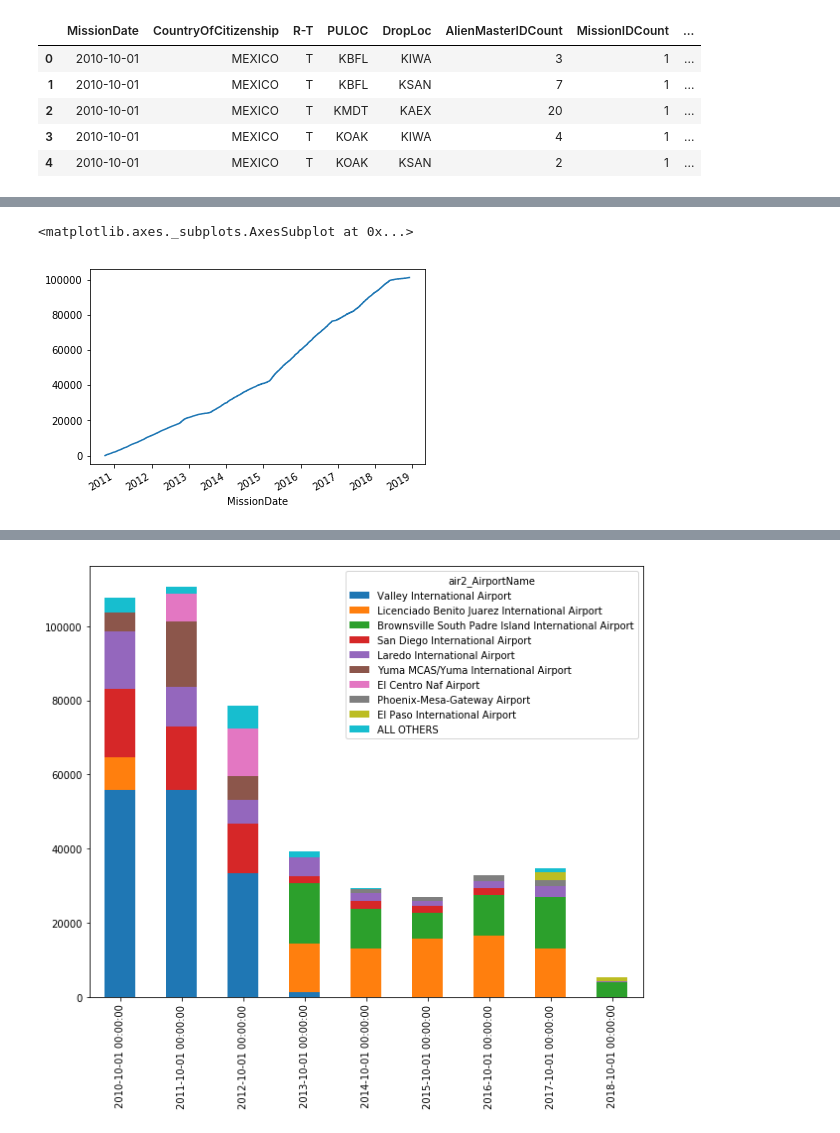
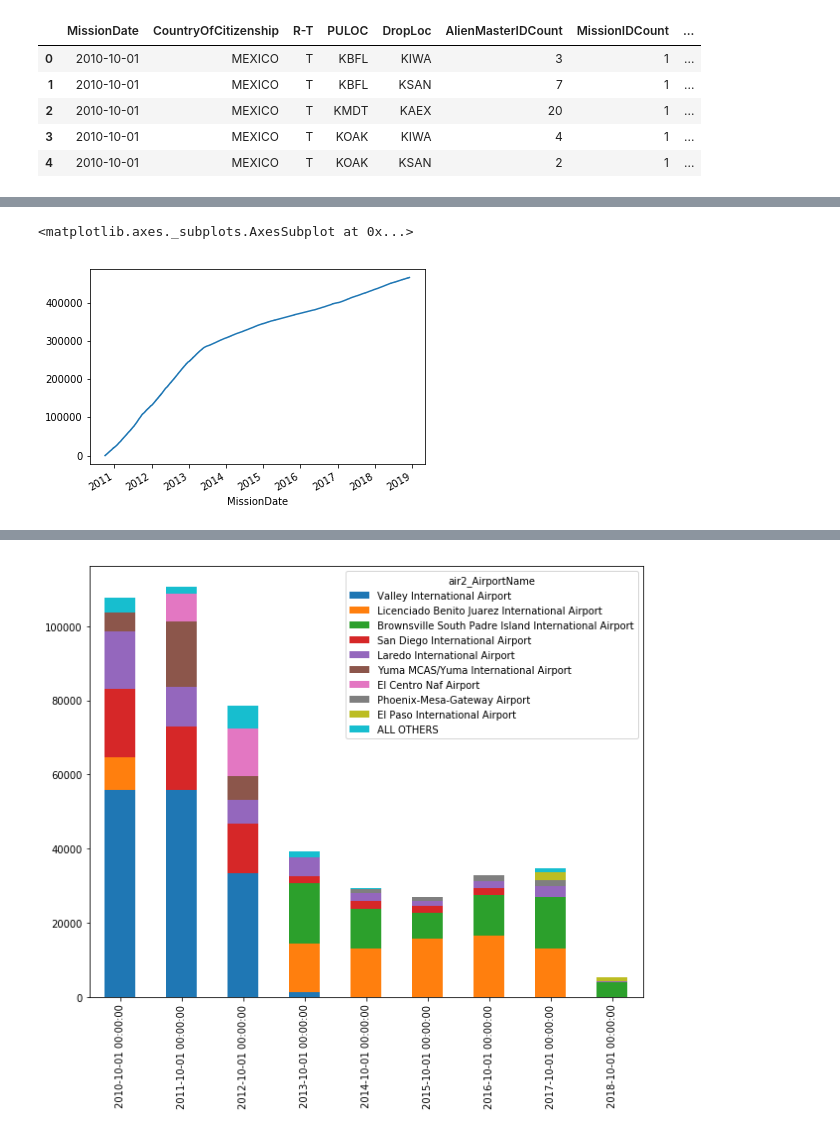
Before and after one commit to UWCHR/ice-air, a Jupyter notebook: analyze/note/nationality.ipynb, the cells around one changed output, grey strips where cells are left out. Saved outputs shown, nothing was run; the diff lists cells and outputs as text; code cells hidden in the pictures.

```diff
--- a/analyze/note/nationality.ipynb
+++ b/analyze/note/nationality.ipynb
@@ -234,5 +237,8 @@ r_cum.plot(style='o-')
-# %%
-t_cum.plot()
-# %% [output]
-<matplotlib.axes._subplots.AxesSubplot at 0x...>
-[figure, removed]
+# %%
+# Cumulative removals
+# Based on density of removals, decide whether to use points or line
+# r_cum.plot(style='o-')
+r_cum.plot(style='-')
+# %% [output]
+<matplotlib.axes._subplots.AxesSubplot at 0x...>
+[figure, added]
```
Also changed, not shown: parts of 24 cells of this notebook.
